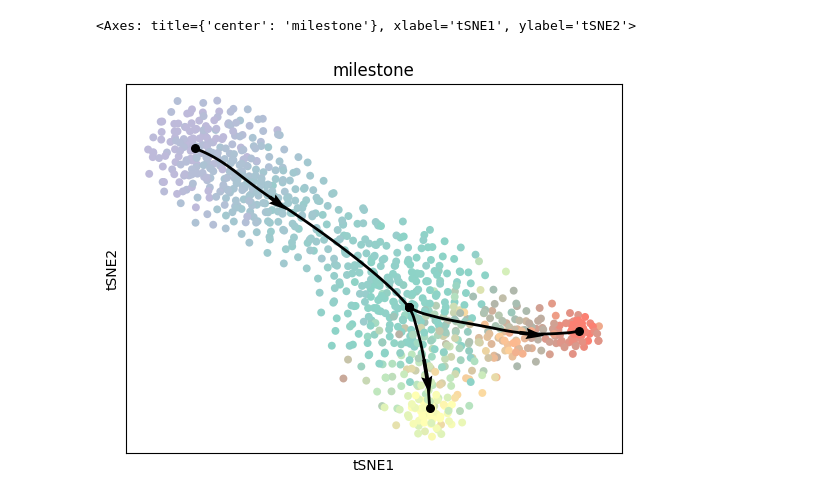
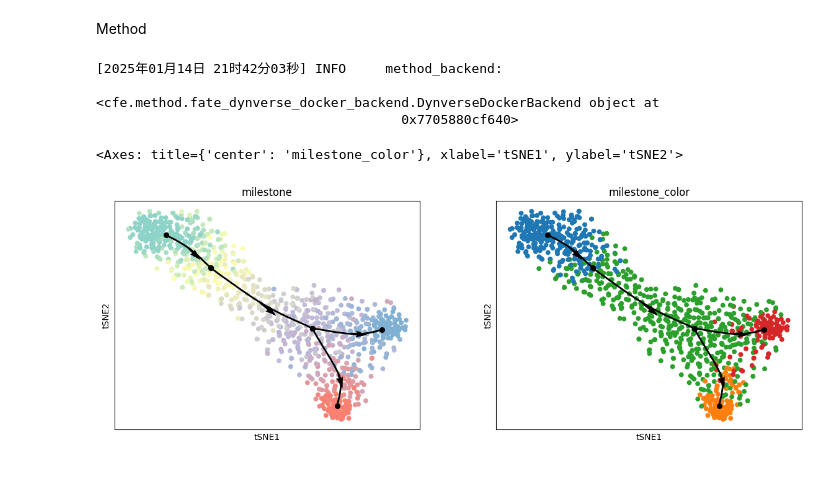
Before and after one commit to HuangDDU/CellFateExplorer, a Jupyter notebook: notebook/benchmark_dyntoy_bifurcating_1.ipynb.ipynb, the cells around one changed output. Cells and saved outputs as stored; diff of their text form; code cells hidden in the pictures.

Commit message:
benchmark_dyntoy_bifurcating plot, run method

```diff
--- a/notebook/benchmark_dyntoy_bifurcating_1.ipynb.ipynb
+++ b/notebook/benchmark_dyntoy_bifurcating_1.ipynb.ipynb
@@ -1,4 +1,5 @@
 # %%
 import cfe
 import scanpy as sc
+cfe.settings.backend = "dynverse_docker"
 # %% [output]
@@ -18,0 +15,11 @@ cfe.plot.plot_graph(fadata)
+# %%
+fadata = cfe.data.FateAnnData.read_dynverse_simulation_data()
+
+cluster_key = "milestone_color"
+fadata.group_onto_nearest_milestones(cluster_key=cluster_key) # new cluster color
+sc.tl.tsne(fadata)
+
+cluster_key_list = ["milestone", cluster_key]
+cfe.plot.plot_graph(fadata, color=cluster_key)
+cfe.plot.plot_trajectory(fadata, basis="tsne", color=cluster_key_list)
+fadata
@@ -19,7 +36,14 @@ cfe.plot.plot_graph(fadata)
+# %% [markdown]
+Method
 # %%
-# TODO: 添加降维
-sc.tl.tsne(fadata)
-cfe.plot.plot_trajectory(fadata, basis="tsne")
+comp1_method = cfe.method.FateMethod(method_name="slingshot")
+
+comp1_method.infer_trajectory(fadata)
+
+cfe.plot.plot_trajectory(fadata, basis="tsne", color=cluster_key_list)
 # %% [output]
-<Axes: title={'center': 'milestone'}, xlabel='tSNE1', ylabel='tSNE2'>
+[2025年01月14日 21时42分03秒] INFO     method_backend:
+                                       <cfe.method.fate_dynverse_docker_backend.DynverseDockerBackend object at
+                                       0x7705880cf640>
+<Axes: title={'center': 'milestone_color'}, xlabel='tSNE1', ylabel='tSNE2'>
-[figure, old version]
+[figure, new version]
```
Also changed, not shown: parts of 8 cells of this notebook, 7 other files.
